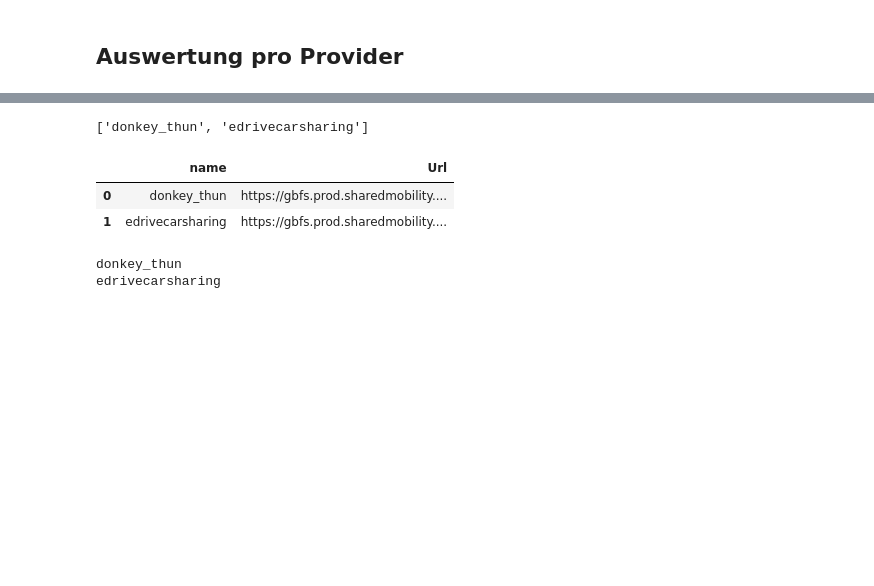
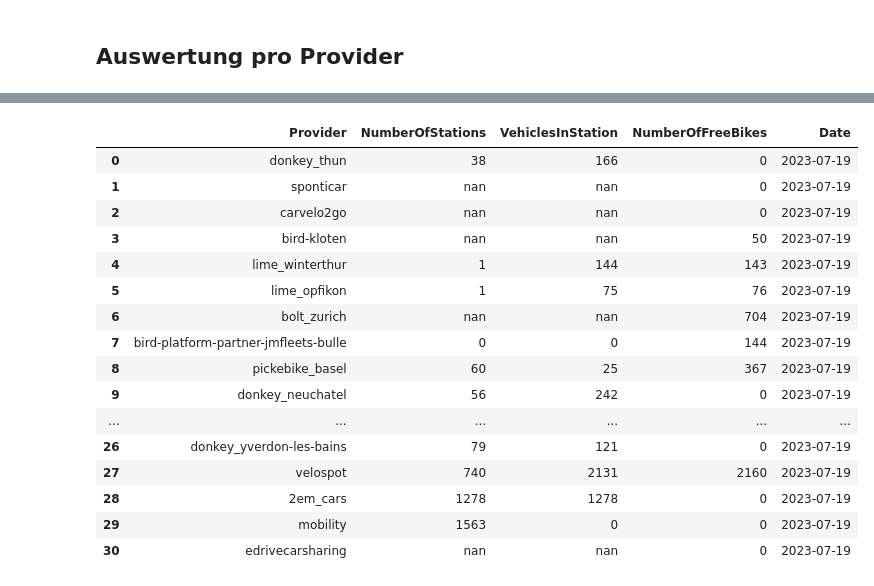
Before and after one commit to SFOE/sharedmobility_monitoring, a Jupyter notebook: sharedmobility_monitoring.ipynb, the cells around one changed output, grey strips where cells are left out. Cells and saved outputs as stored; diff of their text form; code cells hidden in the pictures; blank space fills up the shorter version.

```diff
--- a/sharedmobility_monitoring.ipynb
+++ b/sharedmobility_monitoring.ipynb
@@ -67,11 +74,18 @@ providers
 # %%
-# Auswertung stattion_status.json
-stationstatus = requests.get('https://gbfs.prod.sharedmobility.ch/v2/gbfs/nextbike_ch/station_status').json()
-stationstatus = [s['num_bikes_available'] for s in stationstatus['data']['stations']]
-VehiclesInStation =sum(stationstatus)
-NumberOfStations = len(stationstatus)
+# Auswertung free_bike_status.json
+providerList = []
+FreeBikeList = []
 
-# Auswertung free_bike_status.json
-freebikesstatus = requests.get('https://gbfs.prod.sharedmobility.ch/v2/gbfs/nextbike_ch/free_bike_status').json()
-freebikesstatus = [s['bike_id'] for s in freebikesstatus['data']['bikes']]
-FreeBikes = len(freebikesstatus)
+for provider in providers:
+  try:
+      freebikesstatus = requests.get('https://gbfs.prod.sharedmobility.ch/v2/gbfs/' + provider +'/free_bike_status').json()
+      freebikesstatus = [s['bike_id'] for s in freebikesstatus['data']['bikes']]
+      FreeBikeList.append(len(freebikesstatus))
+      providerList.append(provider)
+  except:
+      FreeBikeList.append('nan')
+      providerList.append(provider)
+
+# Dataframe erstellen
+dict = {'Provider': providerList, 'NumberOfFreeBikes': FreeBikeList}
+dfFreeBikes = pd.DataFrame(dict)
@@ -95,27 +92,26 @@ JSONDecodeError: ignored
-# %%
-providers
-# %% [output]
-['donkey_thun', 'edrivecarsharing']
-# %%
-d = pd.DataFrame()
-
-for provider in providers:
-    temp = pd.DataFrame(
-        {
-            'name': providers['providername'],
-            'Url': 'https://gbfs.prod.sharedmobility.ch/v2/gbfs/' + providers['providername'] +'/station_status'
-        }
-    )
-
-    d = pd.concat([d, temp])
-d
-# %% [output]
-|  | name | Url |
-| 0 | donkey_thun | https://gbfs.prod.sharedmobility.... |
-| 1 | edrivecarsharing | https://gbfs.prod.sharedmobility.... |
-# %%
-for provider in providers:
-  print(provider)
-# %% [output]
-donkey_thun
-edrivecarsharing
+# %%
+# Dataframe zusammenführen und speichern
+dfMonitoring = pd.merge(dfStationStatus, dfFreeBikes, how="left", on=["Provider"])
+dfMonitoring['Date'] = datetime.today().strftime("%Y-%m-%d")
+
+#Speichern
+dfMonitoring.to_csv("Sharedmobility_Providers.csv", header=False, index=False, mode='a')
+dfMonitoring
+# %% [output]
+|  | Provider | NumberOfStations | VehiclesInStation | NumberOfFreeBikes | Date |
+| 0 | donkey_thun | 38 | 166 | 0 | 2023-07-19 |
+| 1 | sponticar | nan | nan | 0 | 2023-07-19 |
+| 2 | carvelo2go | nan | nan | 0 | 2023-07-19 |
+| 3 | bird-kloten | nan | nan | 50 | 2023-07-19 |
+| 4 | lime_winterthur | 1 | 144 | 143 | 2023-07-19 |
+| 5 | lime_opfikon | 1 | 75 | 76 | 2023-07-19 |
+| 6 | bolt_zurich | nan | nan | 704 | 2023-07-19 |
+| 7 | bird-platform-partner-jmfleets-bulle | 0 | 0 | 144 | 2023-07-19 |
+| 8 | pickebike_basel | 60 | 25 | 367 | 2023-07-19 |
+| 9 | donkey_neuchatel | 56 | 242 | 0 | 2023-07-19 |
+| ... | ... | ... | ... | ... | ... |
+| 26 | donkey_yverdon-les-bains | 79 | 121 | 0 | 2023-07-19 |
+| 27 | velospot | 740 | 2131 | 2160 | 2023-07-19 |
+| 28 | 2em_cars | 1278 | 1278 | 0 | 2023-07-19 |
+| 29 | mobility | 1563 | 0 | 0 | 2023-07-19 |
+| 30 | edrivecarsharing | nan | nan | 0 | 2023-07-19 |
```
Also changed, not shown: parts of 13 cells of this notebook.
